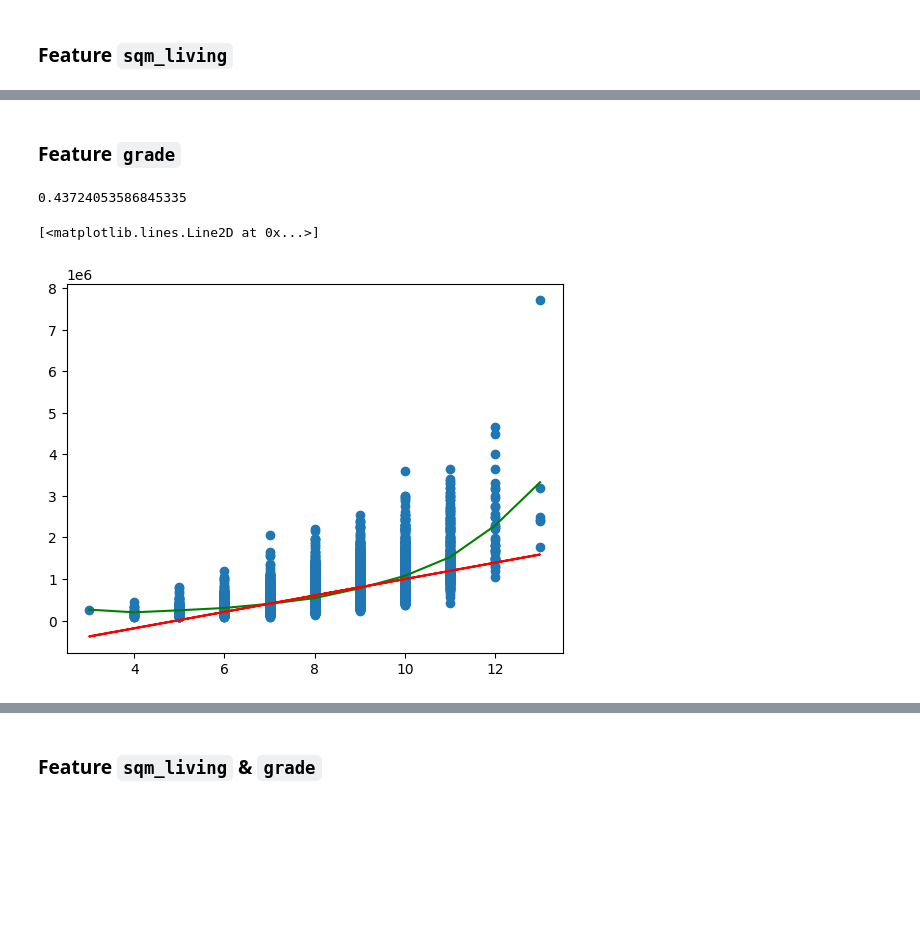
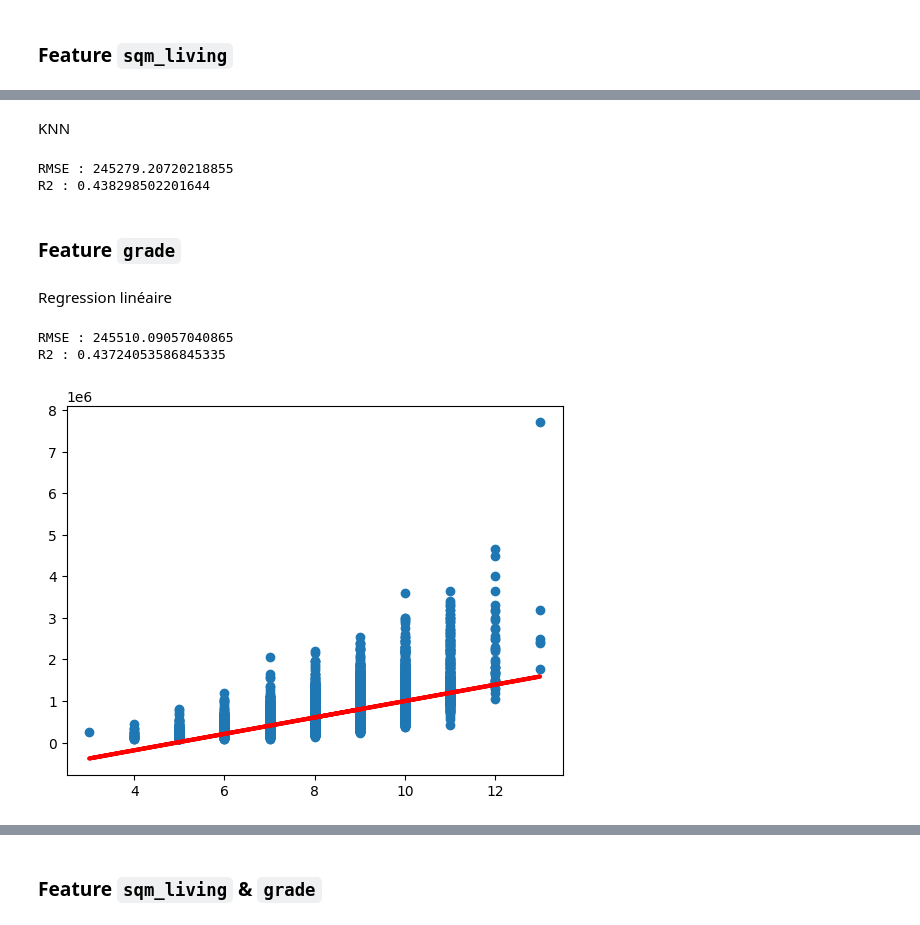
Before and after one commit to AurelPap/apartment-hunter, a Jupyter notebook: working_file_aurel/modelisation.ipynb, the cells around one changed output, grey strips where cells are left out. Drawn from its saved outputs; the diff is of its cells as text; code cells hidden in the pictures; blank space fills up the shorter version.

Commit message:
[add] Regression polynomiale, Random forest, SVR & KNN with RMSE & R2

```diff
--- a/working_file_aurel/modelisation.ipynb
+++ b/working_file_aurel/modelisation.ipynb
@@ -59,2 +45,9 @@ feat_selector.ranking_
+# %%
+LinearRegression_model = LinearRegression()
+poly_model = PolynomialFeatures(6)
+linear_model_for_poly = LinearRegression()
+RandomForest_model = RandomForestRegressor(max_depth=2)
+model_SVR = SVR( kernel = 'linear' , gamma = 'auto')
+knn_model = KNeighborsRegressor(n_neighbors=3)
 # %% [markdown]
 ### Feature `sqm_living`
@@ -71,0 +98,7 @@ plt.plot(X1, prediction1, c="r", lw=3)
+# %%
+RandomForest_model.fit(X1, y)
+
+prediction_forest_living = RandomForest_model.predict(X1)
+
+print(f'RMSE : {np.sqrt(mean_squared_error(y, prediction_forest_living))}')
+print(f'R2 : {r2_score(y, prediction_forest_living)}')
@@ -71,0 +110,10 @@ plt.plot(X1, prediction1, c="r", lw=3)
+# %%
+model_SVR.fit(X1, y)
+
+prediction_SVR_living = model_SVR.predict(X1)
+
+plt.scatter(X1,y)
+plt.plot(X1, prediction_SVR_living, c="r", lw=3)
+
+print(f'RMSE : {np.sqrt(mean_squared_error(y, prediction_SVR_living))}')
+print(f'R2 : {r2_score(y, prediction_SVR_living)}')
@@ -72,14 +124,30 @@ plt.plot(X1, prediction1, c="r", lw=3)
+# %% [markdown]
+KNN
+# %%
+knn_model.fit(X1, y)
+
+prediction_KNN_living = knn_model.predict(X1)
+
+print(f'RMSE : {np.sqrt(mean_squared_error(y, prediction_KNN_living))}')
+print(f'R2 : {r2_score(y, prediction_KNN_living)}')
+# %% [output]
+RMSE : 245279.20720218855
+R2 : 0.438298502201644
 # %% [markdown]
 ### Feature `grade`
+# %% [markdown]
+Regression linéaire
 # %%
 LinearRegression_model.fit(X2,y)
-print(f"{LinearRegression_model.score(X2,y)}")
 
-prediction2 = LinearRegression_model.predict(X2)
+
+prediction_linear_grade = LinearRegression_model.predict(X2)
 plt.scatter(X2,y)
-plt.plot(Xmean, ymean, c="g")
-plt.plot(X2, prediction2, c="r")
+plt.plot(X2, prediction_linear_grade, c="r", lw=3)
+
+print(f'RMSE : {np.sqrt(mean_squared_error(y, prediction_linear_grade))}')
+print(f'R2 : {r2_score(y, prediction_linear_grade)}')
 # %% [output]
-0.43724053586845335
+RMSE : 245510.09057040865
+R2 : 0.43724053586845335
-[<matplotlib.lines.Line2D at 0x...>]
-[figure, old version]
+[figure, new version]
```
Also changed, not shown: parts of 40 cells of this notebook.
